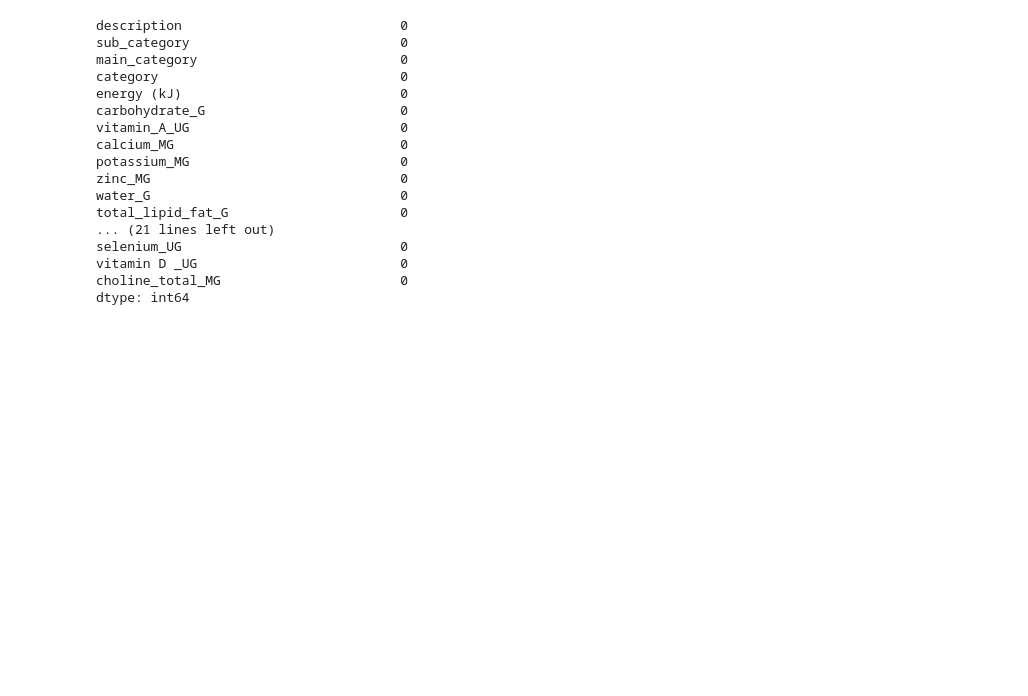
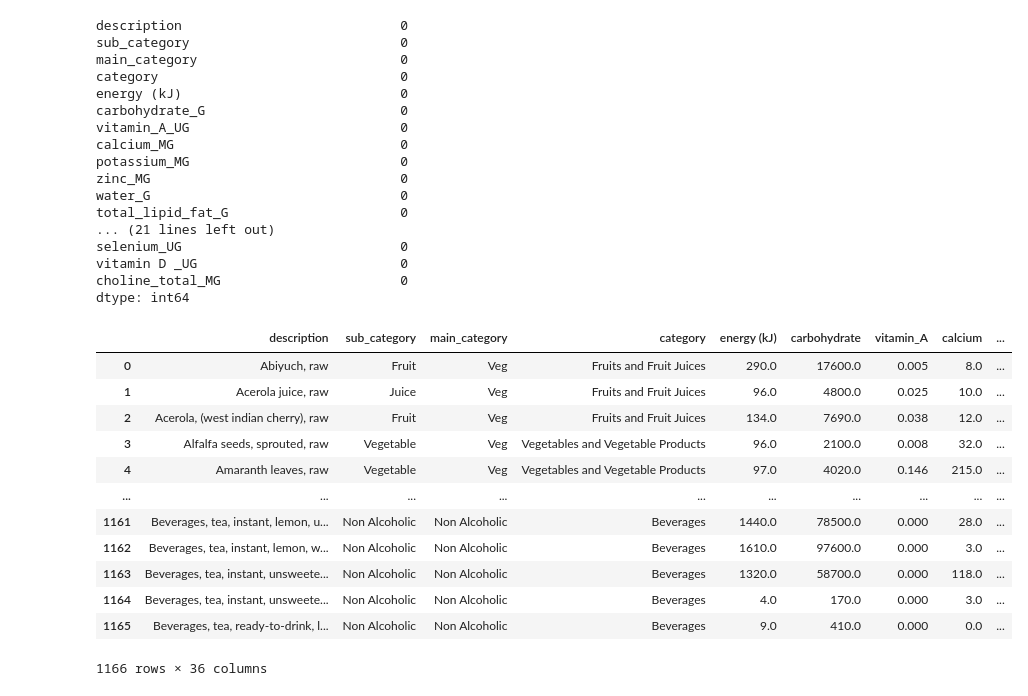
Before and after one commit to MinhasAlungal/culinary_compass, a Jupyter notebook: EDA.ipynb, the cells around one changed output. Cells and saved outputs as stored; diff of their text form; code cells hidden in the pictures; blank space fills up the shorter version.

Commit message:
Cleaned column name

```diff
--- a/EDA.ipynb
+++ b/EDA.ipynb
@@ -13,7 +13,7 @@ df.head()
 | 4 | Amaranth leaves, raw | Vegetable | Veg | Vegetables and Vegetable Products | 97.0 | 4.02 | 146.0 | ... |
 5 rows × 36 columns
 # %%
-df.rename(columns={'vitamin_K_ UG': 'vitamin_K_UG'}, inplace=True)
+df.rename(columns={'vitamin_K_ UG': 'vitamin_K_UG', 'vitamin D _UG' : 'vitamin_D_UG'}, inplace=True)
 # %%
 df.shape
 # %% [output]
@@ -29,7 +29,7 @@ in_grams = ['carbohydrate_G', 'water_G', 'total_lipid_fat_G', 'protein_G', 'fatt
             'fiber_total_dietary_G','total_sugars_G', 'fatty_acids_total_monounsaturated_G',
             'fatty_acids_total_polyunsaturated_G' ]
 
-in_ug = ['vitamin_A_UG', 'vitamin_K_UG', 'folate_total_UG', 'vitamin B_12_UG', 'selenium_UG', 'vitamin D _UG' ]
+in_ug = ['vitamin_A_UG', 'vitamin_K_UG', 'folate_total_UG', 'vitamin B_12_UG', 'selenium_UG', 'vitamin_D_UG' ]
 
 others = ['description', 'sub_category', 'main_category', 'category', 'energy (kJ)']
 # %%
@@ -88,3 +88,21 @@ selenium_UG                            0
 vitamin D _UG                          0
 choline_total_MG                       0
 dtype: int64
+# %%
+df.columns = df.columns.str.replace(r'_(UG|MG|G)$', '', regex=True)
+# %%
+df
+# %% [output]
+|  | description | sub_category | main_category | category | energy (kJ) | carbohydrate | vitamin_A | calcium | ... |
+| 0 | Abiyuch, raw | Fruit | Veg | Fruits and Fruit Juices | 290.0 | 17600.0 | 0.005 | 8.0 | ... |
+| 1 | Acerola juice, raw | Juice | Veg | Fruits and Fruit Juices | 96.0 | 4800.0 | 0.025 | 10.0 | ... |
+| 2 | Acerola, (west indian cherry), raw | Fruit | Veg | Fruits and Fruit Juices | 134.0 | 7690.0 | 0.038 | 12.0 | ... |
+| 3 | Alfalfa seeds, sprouted, raw | Vegetable | Veg | Vegetables and Vegetable Products | 96.0 | 2100.0 | 0.008 | 32.0 | ... |
+| 4 | Amaranth leaves, raw | Vegetable | Veg | Vegetables and Vegetable Products | 97.0 | 4020.0 | 0.146 | 215.0 | ... |
+| ... | ... | ... | ... | ... | ... | ... | ... | ... | ... |
+| 1161 | Beverages, tea, instant, lemon, u... | Non Alcoholic | Non Alcoholic | Beverages | 1440.0 | 78500.0 | 0.000 | 28.0 | ... |
+| 1162 | Beverages, tea, instant, lemon, w... | Non Alcoholic | Non Alcoholic | Beverages | 1610.0 | 97600.0 | 0.000 | 3.0 | ... |
+| 1163 | Beverages, tea, instant, unsweete... | Non Alcoholic | Non Alcoholic | Beverages | 1320.0 | 58700.0 | 0.000 | 118.0 | ... |
+| 1164 | Beverages, tea, instant, unsweete... | Non Alcoholic | Non Alcoholic | Beverages | 4.0 | 170.0 | 0.000 | 3.0 | ... |
+| 1165 | Beverages, tea, ready-to-drink, l... | Non Alcoholic | Non Alcoholic | Beverages | 9.0 | 410.0 | 0.000 | 0.0 | ... |
+1166 rows × 36 columns
```
Also changed, not shown: parts of 2 cells of this notebook.
